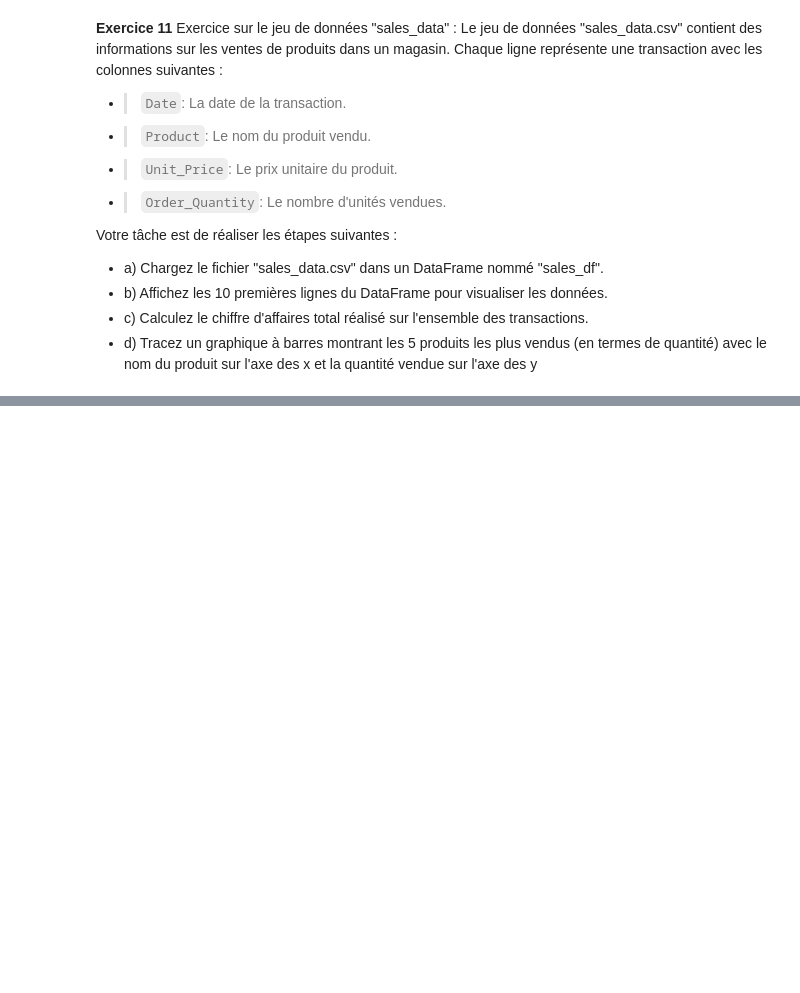
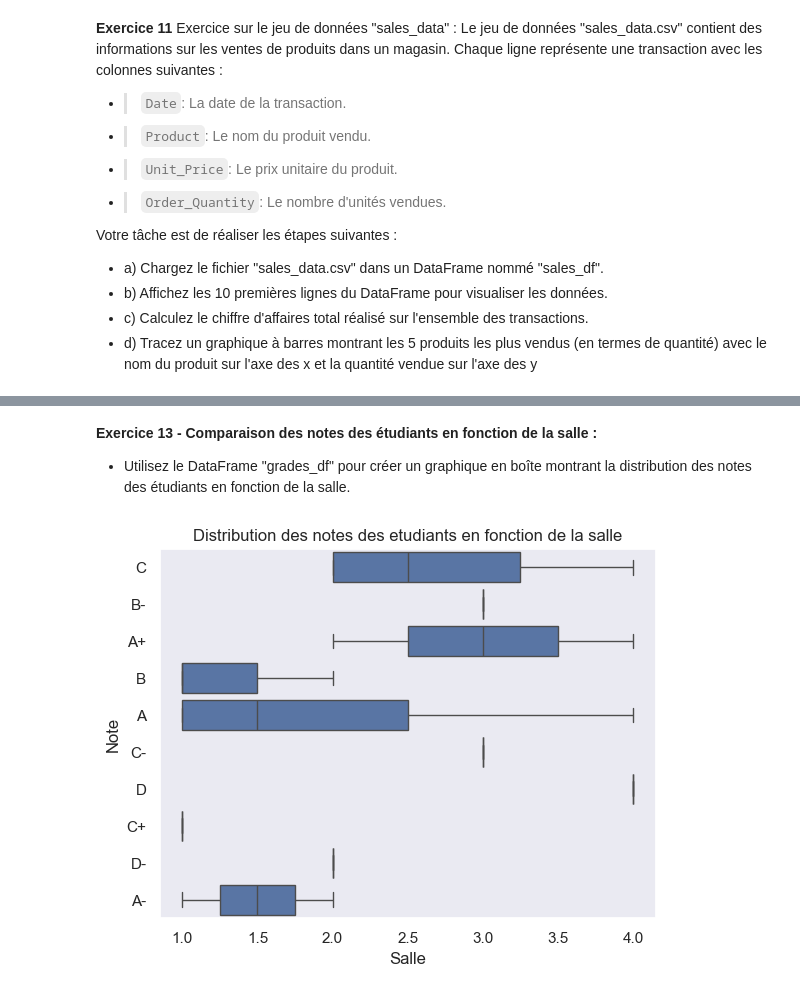
Before and after one commit to timdazayous/InitiationPython, a Jupyter notebook: Seaborn.ipynb, the cells around one changed output, grey strips where cells are left out. Drawn from its saved outputs; the diff is of its cells as text; code cells hidden in the pictures; blank space fills up the shorter version.

```diff
--- a/Seaborn.ipynb
+++ b/Seaborn.ipynb
@@ -337,3 +338,23 @@ sorted_quantities = quantities_sum.sort_values(ascending=False)
 
 # 5. Garder uniquement les 5 premiers produits
 top_products = sorted_quantities.head(5)
+# %% [markdown]
+**Exercice 13 - Comparaison des notes des étudiants en fonction de la salle :**
+* Utilisez le DataFrame "grades_df" pour créer un graphique en boîte montrant la distribution des notes des étudiants en fonction de la salle.
+# %%
+sns.set(style='dark')
+
+sns.boxplot(data=grades_df, x="salle", y='note')
+
+plt.title('Distribution des notes des etudiants en fonction de la salle')
+plt.xlabel('Salle')
+plt.ylabel('Note')
+
+plt.show()
+
+# La ligne dans la boîte → médiane des tarifs
+# La boîte → 50% des tarifs centraux (1er au 3e quartile)
+# Les "moustaches" → étendue normale des tarifs
+# Les points isolés → outliers (tarifs exceptionnellement élevés ou faibles)
+# %% [output]
+[figure, added]
```
Also changed, not shown: parts of 3 cells of this notebook.
